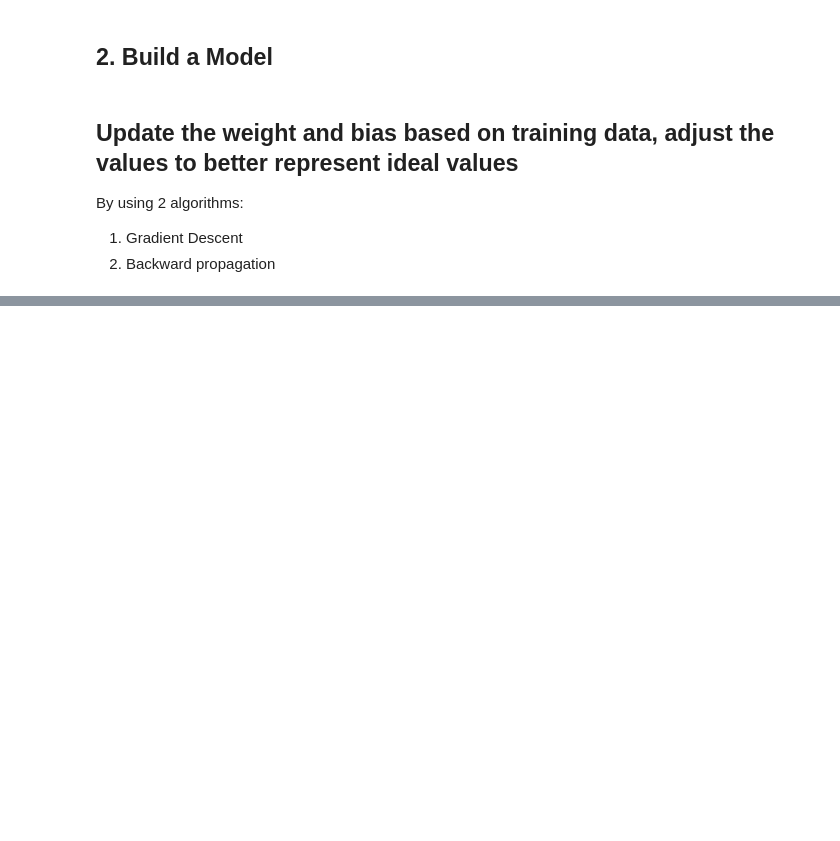
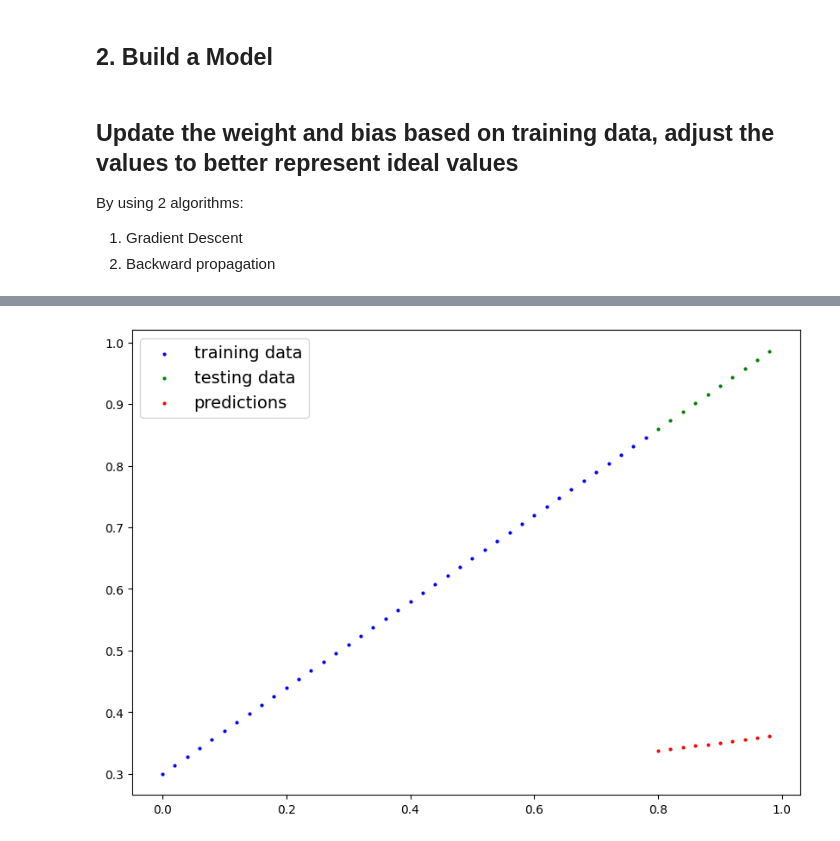
Before and after one commit to sajina09/Getting-started-with-Pytorch, a Jupyter notebook: Pytorch_L2.ipynb, the cells around one changed output, grey strips where cells are left out. Saved outputs shown, nothing was run; the diff lists cells and outputs as text; code cells hidden in the pictures; blank space fills up the shorter version.

Commit message:
Train the model

```diff
--- a/Pytorch_L2.ipynb
+++ b/Pytorch_L2.ipynb
@@ -82,19 +82,21 @@ plot_predictions()
 ## 2. Build a Model
 # %%
 from torch import nn
+random_seed = 42
+torch.manual_seed(random_seed)
 
 class LinearRegressionModel(nn.Module):
   def __init__(self):
     super().__init__()
-    self.weights == nn.Parameter(torch.randn(1,
+    self.weights = nn.Parameter(torch.randn(1,
                                            requires_grad=True,
                                            dtype=torch.float))
     self.bias = nn.Parameter(torch.randn(1,
                                          requires_grad=True,
                                          dtype=torch.float))
-    # Create you own forward method
-    def forward(self, x: torch.Tensor) -> torch.Tensor:
-      return self.weights * x + self.bias
+  # Create you own forward method
+  def forward(self, x: torch.Tensor) -> torch.Tensor:
+    return self.weights * x + self.bias
 # %% [markdown]
 ## Update the weight and bias based on training data, adjust the values to better represent ideal values
 
@@ -111,0 +114,4 @@ tensor([2.1741], requires_grad=True)
+# %%
+model_0 = LinearRegressionModel()
+#Check out the parameters
+list(model_0.parameters())
@@ -111,0 +141,6 @@ tensor([2.1741], requires_grad=True)
+# %%
+model_0.eval()
+with torch.inference_mode(): # inference removes gradient tracking.
+  y_preds = model_0(X_test)
+
+y_preds
@@ -111,0 +158,4 @@ tensor([2.1741], requires_grad=True)
+# %%
+plot_predictions(predictions=y_preds)
+# %% [output]
+[figure, added]
```
Also changed, not shown: parts of 14 cells of this notebook.
